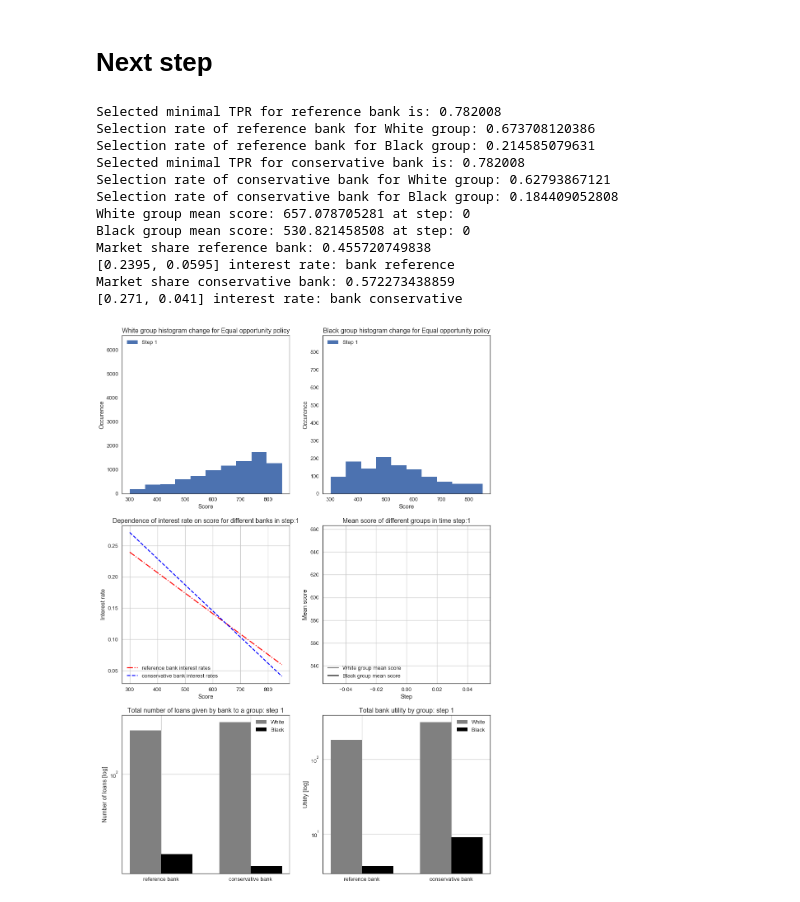
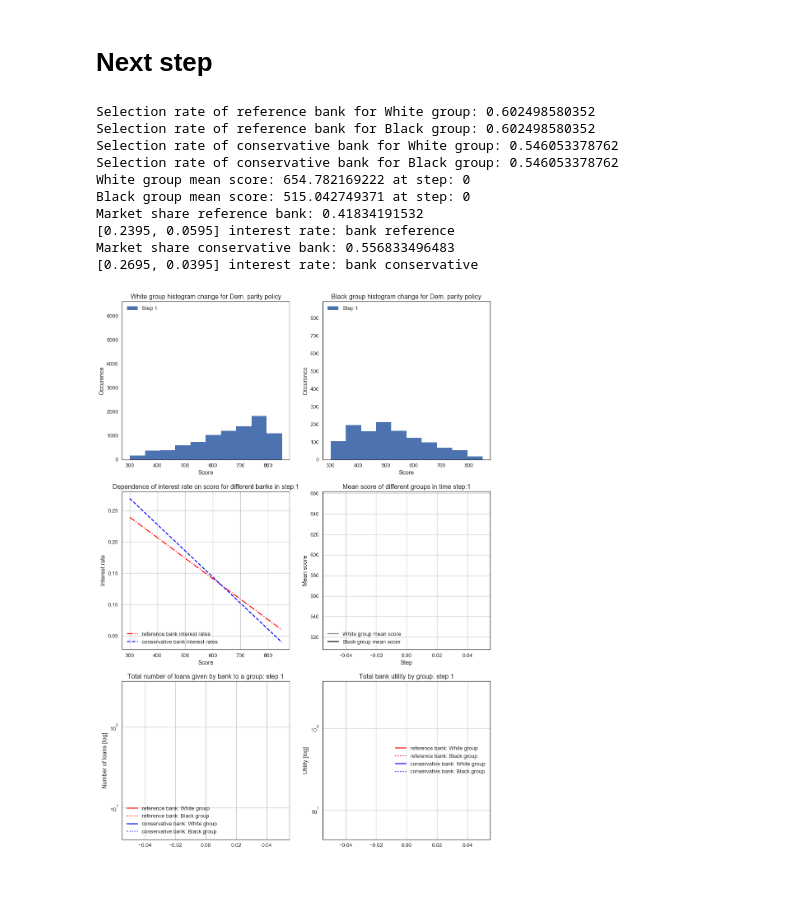
Before and after one commit to APMSSSR/Master_thesis, a Jupyter notebook: notebooks/Model1V3.ipynb, the cells around one changed output. Drawn from its saved outputs; the diff is of its cells as text; code cells hidden in the pictures.

Commit message:
debugged score sort function and real scores, changed plots for loans and utility

```diff
--- a/notebooks/Model1V3.ipynb
+++ b/notebooks/Model1V3.ipynb
@@ -45,7 +45,7 @@ repay_score = 75
 default_score = -150
 
 #policy
-selected_policy = 2  #0=MU, 1=DP , 2=EO
+selected_policy = 1  #0=MU, 1=DP , 2=EO
 policy_names = ["Max. utility", "Dem. parity", "Equal opportunity" ]
 policy_colors = ['green', 'blue', 'red']
 
@@ -74,6 +74,8 @@ utility_default = -4
 #use unique names
 group_names = ["White","Black"]
 group_colors = ['grey', 'black']
+group_line_style = ['-',':']
+
 
 #estimated number of customers in each group
 white_totals = 8800
@@ -531,8 +528,8 @@ conservative_bank = Bank(bank_names[1], bank_color[1], bank_line_style[1], inter
 #risk_taking_bank = Bank(bank_names[2], bank_color[2], bank_line_style[2], interest_range_risk_bank, market, score_shifts[2])
 banks=[reference_bank, conservative_bank]#, risk_taking_bank]
 
-white_group = Customer_group("White", "grey", customer_totals[0], ref_customer_scores[0], loan_demand, 0, 0, market, repays, interest_rate_limit)
-black_group = Customer_group("Black", "black", customer_totals[1], ref_customer_scores[1], loan_demand, error_rate, score_error, market, repays, interest_rate_limit)
+white_group = Customer_group(group_names[0], group_colors[0], group_line_style[0], customer_totals[0], ref_customer_scores[0], loan_demand, 0, 0, market, repays, interest_rate_limit)
+black_group = Customer_group(group_names[1], group_colors[1], group_line_style[1], customer_totals[1], ref_customer_scores[1], loan_demand, error_rate, score_error, market, repays, interest_rate_limit)
 groups = [white_group, black_group]
 # %%
 data1 = market.get_MU_selection_rate(banks, groups)
@@ -558,8 +555,9 @@ Selection rate of conservative bank for Black group: 0.184409052808
 # %%
 for bank in banks:
     for group in groups:
-        bank.N_loans[group.name] = 0
-        bank.total_utility[group.name] = 0
+        bank.N_loan_curves[group.name] = []
+        bank.total_utility_curves[group.name] = []
+
 mean_group_score_curve = {}
 for group in groups:
     mean_group_score_curve[group.name] = []
@@ -569,6 +567,8 @@ for group in groups:
 for time in range(0, time_steps):
     utilities = {}
     utility_curves = {}
+    N_loans = {}
+
 
     #Before
     selection_rates = market.get_selection_rate(banks, groups)
@@ -576,12 +576,14 @@ for time in range(0, time_steps):
         bank.set_selection_rate(selection_rates[bank.name])
         utilities[bank.name] = {}
         utility_curves[bank.name] = {}
+        N_loans[bank.name] = {}
 
     #During
     for group in groups:
         for bank in banks:
             utilities[bank.name][group.name] = 0
             utility_curves[bank.name][group.name] = []
+            N_loans[bank.name][group.name] = 0
 
         #select part of customer base according to group loan demand
         customers = np.sort(random.sample(range(0, group.size), int(group.size*group.loan_demand)))
@@ -602,17 +604,24 @@ for time in range(0, time_steps):
             #print(best_bank)
             if best_bank is not None:
                 #get loan outcome and change score
-                banks[best_bank].N_loans[group.name] += 1
+                N_loans[banks[best_bank].name][group.name] += 1
                 real_customer_score = group.real_scores[j]
                 loan_outcome = group.get_repay_outcome(group.score_repay_prob[real_customer_score])
                 expected_customer_score = banks[best_bank].get_expected_customer_score(market, group.scores[j])
                 group.change_score(market, j, loan_outcome)
+                group.change_real_score(market, j, loan_outcome)
 
                 #get bank utility
                 utility_change = banks[best_bank].get_customer_utility(expected_customer_score, group, loan_outcome)
-                banks[best_bank].total_utility[group.name] += utility_change
                 utilities[banks[best_bank].name][group.name] += utility_change
                 utility_curves[banks[best_bank].name][group.name].append(utilities[banks[best_bank].name][group.name])
+        for bank in banks:
+            if market.step == 0:
+                bank.N_loan_curves[group.name].append(N_loans[bank.name][group.name])
+                bank.total_utility_curves[group.name].append(utilities[bank.name][group.name])
+            else:
+                bank.N_loan_curves[group.name].append(bank.N_loan_curves[group.name][-1] + N_loans[bank.name][group.name])
+                bank.total_utility_curves[group.name].append(bank.total_utility_curves[group.name][-1] + utilities[bank.name][group.name])
         group.sort_scores()
         mean_group_score_curve[group.name].append(group.get_mean_score())
         print(group.name + " group mean score: " + str(group.get_mean_score())+ " at step: " + str(market.step))
@@ -623,45 +632,43 @@ for time in range(0, time_steps):
     #After
     #adjust interest rate, we will need market share and utilities for this
     for bank in banks:
 
         bank_clients = 0
         total_clients = 0
         max_expected_utility = 0
         real_utility = 0
         #calculate market share and utilities
         for group in groups:
             bank.real_group_utility_curve[group.name] = utility_curves[bank.name][group.name]
             total_clients += group.size * group.loan_demand * bank.group_selection_rate[group.name]
             bank_clients += len(bank.real_group_utility_curve[group.name])
             max_expected_utility += np.max(bank.expected_group_utility_curve[group.name])* group.loan_demand
 
             if len(bank.real_group_utility_curve[group.name])>0:
                 real_utility += bank.real_group_utility_curve[group.name][-1]
 
         bank.market_share = bank_clients/total_clients
         print("Market share " + bank.name + " bank: " + str(bank.market_share))
         #change interest rate according to actual market share and utility
         if bank.market_share >= 1/len(banks) and real_utility >= max_expected_utility/len(banks):
             bank.change_interest_rate(interest_change_up, market)
         else:
             bank.change_interest_rate(interest_change_down, market)
         print(str(bank.interest_rate_range) + " interest rate: bank " + bank.name)
 
     market.plot_market_situation(banks, groups, mean_group_score_curve)
 # %% [output]
-Selected minimal TPR for reference bank is: 0.782008
-Selection rate of reference bank for White group: 0.673708120386
-Selection rate of reference bank for Black group: 0.214585079631
-Selected minimal TPR for conservative bank is: 0.782008
-Selection rate of conservative bank for White group: 0.62793867121
-Selection rate of conservative bank for Black group: 0.184409052808
-White group mean score: 657.078705281 at step: 0
-Black group mean score: 530.821458508 at step: 0
-Market share reference bank: 0.455720749838
+Selection rate of reference bank for White group: 0.602498580352
+Selection rate of reference bank for Black group: 0.602498580352
+Selection rate of conservative bank for White group: 0.546053378762
+Selection rate of conservative bank for Black group: 0.546053378762
+White group mean score: 654.782169222 at step: 0
+Black group mean score: 515.042749371 at step: 0
+Market share reference bank: 0.41834191532
 [0.2395, 0.0595] interest rate: bank reference
-Market share conservative bank: 0.572273438859
-[0.271, 0.041] interest rate: bank conservative
+Market share conservative bank: 0.556833496483
+[0.2695, 0.0395] interest rate: bank conservative
-[figure, old version]
+[figure, new version]
 # %%
 market.plot_bank_utility_curves(banks, groups)
 # %% [output]
```
Also changed, not shown: parts of 3 cells of this notebook.
